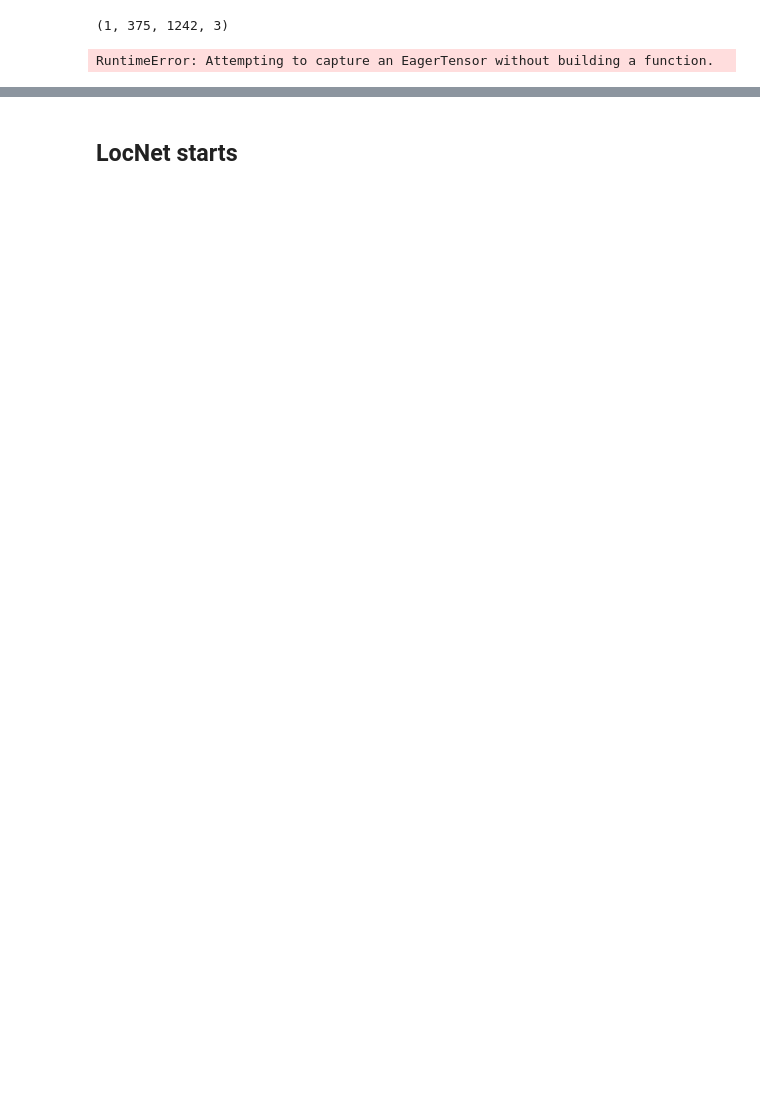
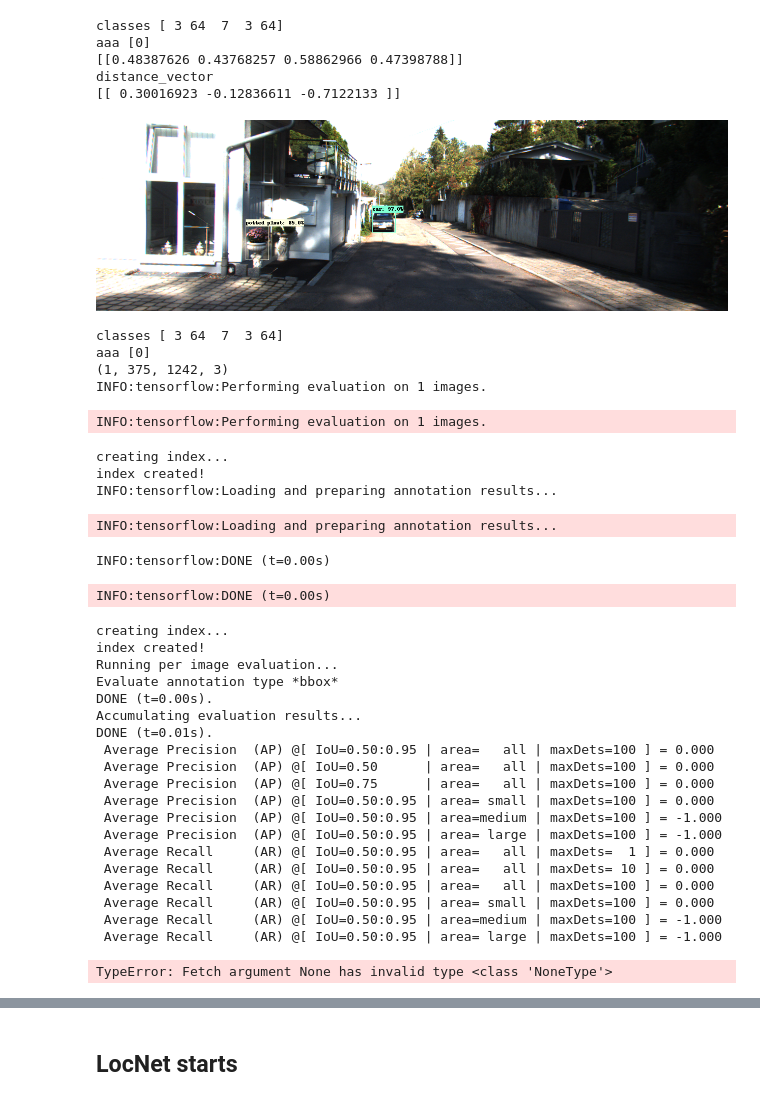
Before and after one commit to joelbudu/hazard-detection, a Jupyter notebook: hazard_detection-0.ipynb, the cells around one changed output, grey strips where cells are left out. Drawn from its saved outputs; the diff is of its cells as text; code cells hidden in the pictures; blank space fills up the shorter version.

Commit message:
updates to evaluation code

```diff
--- a/hazard_detection-0.ipynb
+++ b/hazard_detection-0.ipynb
@@ -481,12 +365,22 @@ def run_locnet( bboxes):
 
     return y_pred
 #     return y_pred_transformed
+# %%
+def transform_to_kitti(classes):
+
+    print('classes', classes)
+    hash = { 3:0 , 8:2, 1:3, 7:6 }
+    return [ hash.get(classes[i], 7) for i in range(len(classes)) ]
 # %%
 def filter_detections( output_dict):
 
-    output_dict['detection_boxes'] = np.array([ output_dict['detection_boxes'][i] for i in range(len(output_dict['detection_boxes'])) if output_dict['detection_scores'][i] > 0.5 and output_dict['detection_classes'][i] in (1,3)  ])
-    output_dict['detection_classes'] = np.array([ output_dict['detection_classes'][i] for i in range(len(output_dict['detection_boxes'])) if output_dict['detection_scores'][i] > 0.5 and output_dict['detection_classes'][i] in (1,3)  ])
+    output_dict['detection_classes'] = transform_to_kitti(output_dict['detection_classes'])
 
+
+    output_dict['detection_boxes'] = np.array([ output_dict['detection_boxes'][i] for i in range(len(output_dict['detection_boxes'])) if output_dict['detection_scores'][i] > 0.5 and output_dict['detection_classes'][i] not in (7,8)  ])
+    output_dict['detection_classes'] = np.array([ output_dict['detection_classes'][i] for i in range(len(output_dict['detection_boxes'])) if output_dict['detection_scores'][i] > 0.5 and output_dict['detection_classes'][i] not in (7,8)  ])
+
+    print('aaa',output_dict['detection_classes'])
     return output_dict
 # %%
 def process_image(image):
@@ -710,7 +605,7 @@ for example in ds_test.take(1):  # example is `{'image': tf.Tensor, 'label': tf.
 
 #     print( objects)
 #     print(objects['location'])
-#     show_inference(detection_model, image)
+    show_inference(detection_model, image)
     image_np = np.array(image)
     # Actual detection.
     output_dict = run_inference_for_single_image(detection_model, image_np)
@@ -719,7 +614,7 @@ for example in ds_test.take(1):  # example is `{'image': tf.Tensor, 'label': tf.
 #           image, key, detections, groundtruth,
 #           scale_to_absolute=scale_to_absolute)
 
-
+    output_dict = filter_detections( output_dict)
 #     batch_size = 100
 #     key = tf.constant([str(i) for i in range(batch_size)])
     batch_size = 1
@@ -727,7 +622,7 @@ for example in ds_test.take(1):  # example is `{'image': tf.Tensor, 'label': tf.
 #     key = tf.constant([str(i) for i in range(batch_size)])
 
     groundtruth_boxes = objects['bbox']
-    groundtruth_classes = objects['type']
+    groundtruth_classes = objects['type']+1
 #     groundtruth_is_difficult_list = tf.constant( [[[False]* len(objects['bbox'])]])
     groundtruth = {
         input_data_fields.groundtruth_boxes: groundtruth_boxes,
@@ -736,35 +631,70 @@ for example in ds_test.take(1):  # example is `{'image': tf.Tensor, 'label': tf.
 
     }
 
     num_detections = tf.constant([len(output_dict['detection_classes'])])
 
 #     num_detections = tf.ones([batch_size])
     detections = {
         detection_fields.detection_boxes: tf.tile(tf.constant([output_dict['detection_boxes']]), multiples=[batch_size, 1 ,1]) ,
         detection_fields.detection_scores: tf.tile(tf.constant([output_dict['detection_scores']]), multiples=[batch_size, 1]) ,
         detection_fields.detection_classes: tf.tile(tf.constant([output_dict['detection_classes']]), multiples=[batch_size, 1]) ,
         detection_fields.num_detections: num_detections
 
     }
 
 #     print(detections)
 
     image = tf.constant([image_np])
     print(image.shape)
 
 
     result_dict = result_dict_for_single_example(image, key,detections, groundtruth)
 
     categories = list(category_index.values())
 
 #     result_dict2 = {k: v.numpy() for k, v in result_dict.items()}
 #     eval_util.visualize_detection_results(result_dict2,'tag',10,categories)
 
     test_get_eval_metric_ops_for_coco_detections(result_dict)
 #     test_get_estimator_eval_metric_ops(result_dict)
 # %% [output]
-(1, 375, 1242, 3)
+classes [ 3 64  7  3 64]
+aaa [0]
+[[0.48387626 0.43768257 0.58862966 0.47398788]]
+distance_vector
+[[ 0.30016923 -0.12836611 -0.7122133 ]]
+[figure, added]
-RuntimeError: Attempting to capture an EagerTensor without building a function.
+classes [ 3 64  7  3 64]
+aaa [0]
+(1, 375, 1242, 3)
+INFO:tensorflow:Performing evaluation on 1 images.
+INFO:tensorflow:Performing evaluation on 1 images.
+creating index...
+index created!
+INFO:tensorflow:Loading and preparing annotation results...
+INFO:tensorflow:Loading and preparing annotation results...
+INFO:tensorflow:DONE (t=0.00s)
+INFO:tensorflow:DONE (t=0.00s)
+creating index...
+index created!
+Running per image evaluation...
+Evaluate annotation type *bbox*
+DONE (t=0.00s).
+Accumulating evaluation results...
+DONE (t=0.01s).
+ Average Precision  (AP) @[ IoU=0.50:0.95 | area=   all | maxDets=100 ] = 0.000
+ Average Precision  (AP) @[ IoU=0.50      | area=   all | maxDets=100 ] = 0.000
+ Average Precision  (AP) @[ IoU=0.75      | area=   all | maxDets=100 ] = 0.000
+ Average Precision  (AP) @[ IoU=0.50:0.95 | area= small | maxDets=100 ] = 0.000
+ Average Precision  (AP) @[ IoU=0.50:0.95 | area=medium | maxDets=100 ] = -1.000
+ Average Precision  (AP) @[ IoU=0.50:0.95 | area= large | maxDets=100 ] = -1.000
+ Average Recall     (AR) @[ IoU=0.50:0.95 | area=   all | maxDets=  1 ] = 0.000
+ Average Recall     (AR) @[ IoU=0.50:0.95 | area=   all | maxDets= 10 ] = 0.000
+ Average Recall     (AR) @[ IoU=0.50:0.95 | area=   all | maxDets=100 ] = 0.000
+ Average Recall     (AR) @[ IoU=0.50:0.95 | area= small | maxDets=100 ] = 0.000
+ Average Recall     (AR) @[ IoU=0.50:0.95 | area=medium | maxDets=100 ] = -1.000
+ Average Recall     (AR) @[ IoU=0.50:0.95 | area= large | maxDets=100 ] = -1.000
+TypeError: Fetch argument None has invalid type <class 'NoneType'>
 # %%
 result_dict
 # %% [output]
```
Also changed, not shown: parts of 17 cells of this notebook, 1 other file.
